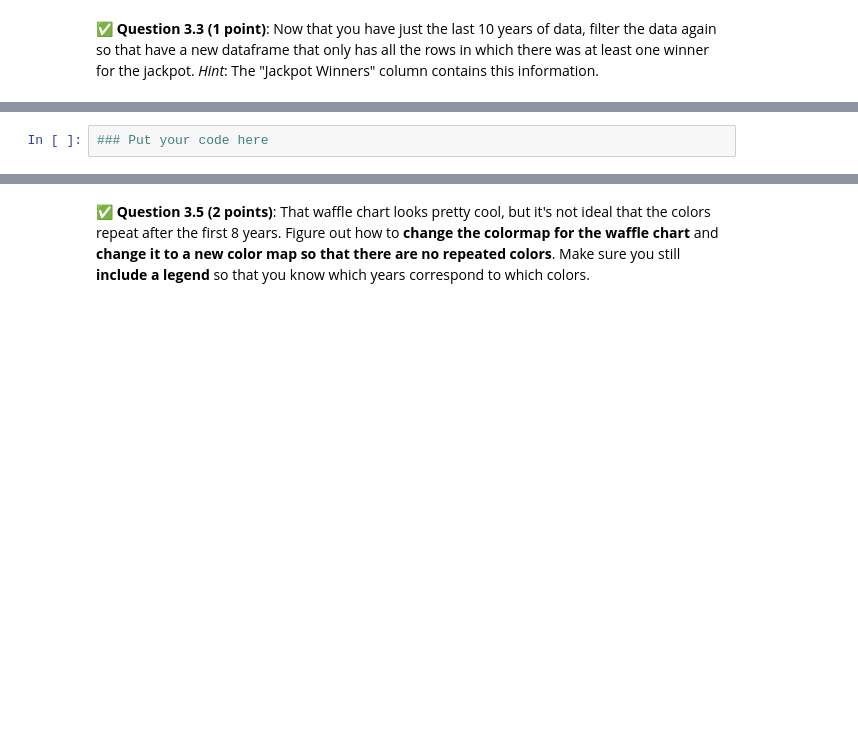
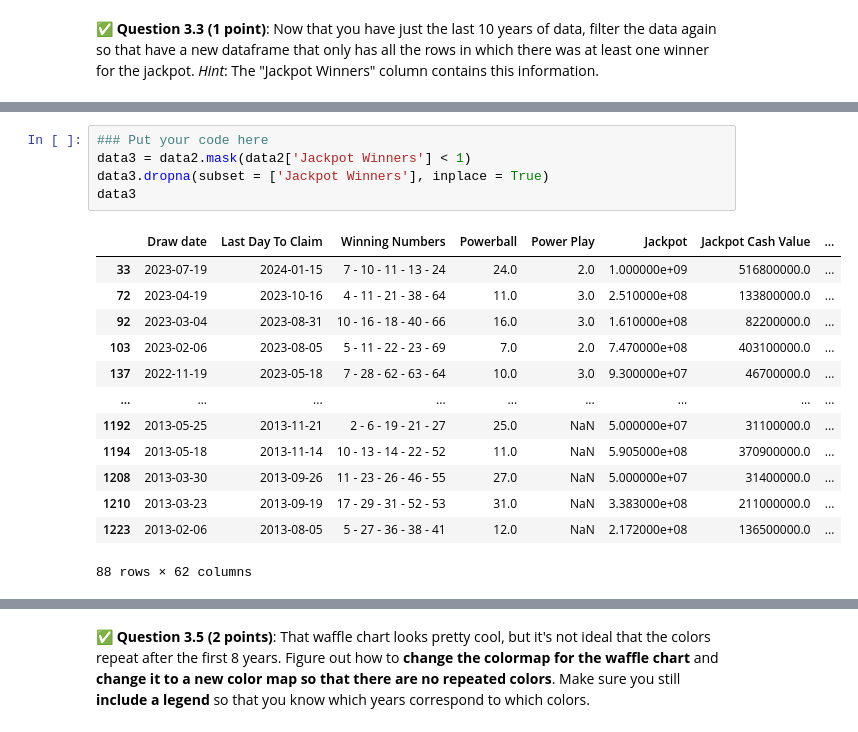
Before and after one commit to BraydenDillon/CMSE202-f23-turnin, a Jupyter notebook: midterm/CMSE202-Midterm-Section001-STUDENT.ipynb, the cells around one changed output, grey strips where cells are left out. Cells and saved outputs as stored; diff of their text form; blank space fills up the shorter version.

```diff
--- a/midterm/CMSE202-Midterm-Section001-STUDENT.ipynb
+++ b/midterm/CMSE202-Midterm-Section001-STUDENT.ipynb
@@ -245,3 +283,22 @@ Since you'll need some data to make your waffle chart, you're going to continue
+# %%
+### Put your code here
+data3 = data2.mask(data2['Jackpot Winners'] < 1)
+data3.dropna(subset = ['Jackpot Winners'], inplace = True)
+data3
+# %% [output]
+|  | Draw date | Last Day To Claim | Winning Numbers | Powerball | Power Play | Jackpot | Jackpot Cash Value | ... |
+| 33 | 2023-07-19 | 2024-01-15 | 7 - 10 - 11 - 13 - 24 | 24.0 | 2.0 | 1.000000e+09 | 516800000.0 | ... |
+| 72 | 2023-04-19 | 2023-10-16 | 4 - 11 - 21 - 38 - 64 | 11.0 | 3.0 | 2.510000e+08 | 133800000.0 | ... |
+| 92 | 2023-03-04 | 2023-08-31 | 10 - 16 - 18 - 40 - 66 | 16.0 | 3.0 | 1.610000e+08 | 82200000.0 | ... |
+| 103 | 2023-02-06 | 2023-08-05 | 5 - 11 - 22 - 23 - 69 | 7.0 | 2.0 | 7.470000e+08 | 403100000.0 | ... |
+| 137 | 2022-11-19 | 2023-05-18 | 7 - 28 - 62 - 63 - 64 | 10.0 | 3.0 | 9.300000e+07 | 46700000.0 | ... |
+| ... | ... | ... | ... | ... | ... | ... | ... | ... |
+| 1192 | 2013-05-25 | 2013-11-21 | 2 - 6 - 19 - 21 - 27 | 25.0 | NaN | 5.000000e+07 | 31100000.0 | ... |
+| 1194 | 2013-05-18 | 2013-11-14 | 10 - 13 - 14 - 22 - 52 | 11.0 | NaN | 5.905000e+08 | 370900000.0 | ... |
+| 1208 | 2013-03-30 | 2013-09-26 | 11 - 23 - 26 - 46 - 55 | 27.0 | NaN | 5.000000e+07 | 31400000.0 | ... |
+| 1210 | 2013-03-23 | 2013-09-19 | 17 - 29 - 31 - 52 - 53 | 31.0 | NaN | 3.383000e+08 | 211000000.0 | ... |
+| 1223 | 2013-02-06 | 2013-08-05 | 5 - 27 - 36 - 38 - 41 | 12.0 | NaN | 2.172000e+08 | 136500000.0 | ... |
+88 rows × 62 columns
 # %% [markdown]
 &#9989; **Question 3.4 (4 points with possible bonus point)**: Now that you have all the jackpot winners since 2013, you're going to make a waffle chart to show how many winners there were for each year.
 
@@ -254,5 +311,3 @@ You should get something that looks like this:
 <img src="https://github.com/msu-cmse-courses/cmse202-supplemental-data/blob/main/images/winners_by_year.png?raw=true" width=400>
 
 **Bonus point**: Depending on how you did this, your years might not be sorted in order in the legend. If you can figure out how to sort the legend, you'll get a bonus point!
-# %%
-### Put your code here
```
Also changed, not shown: parts of 14 cells of this notebook, 1 other file.
